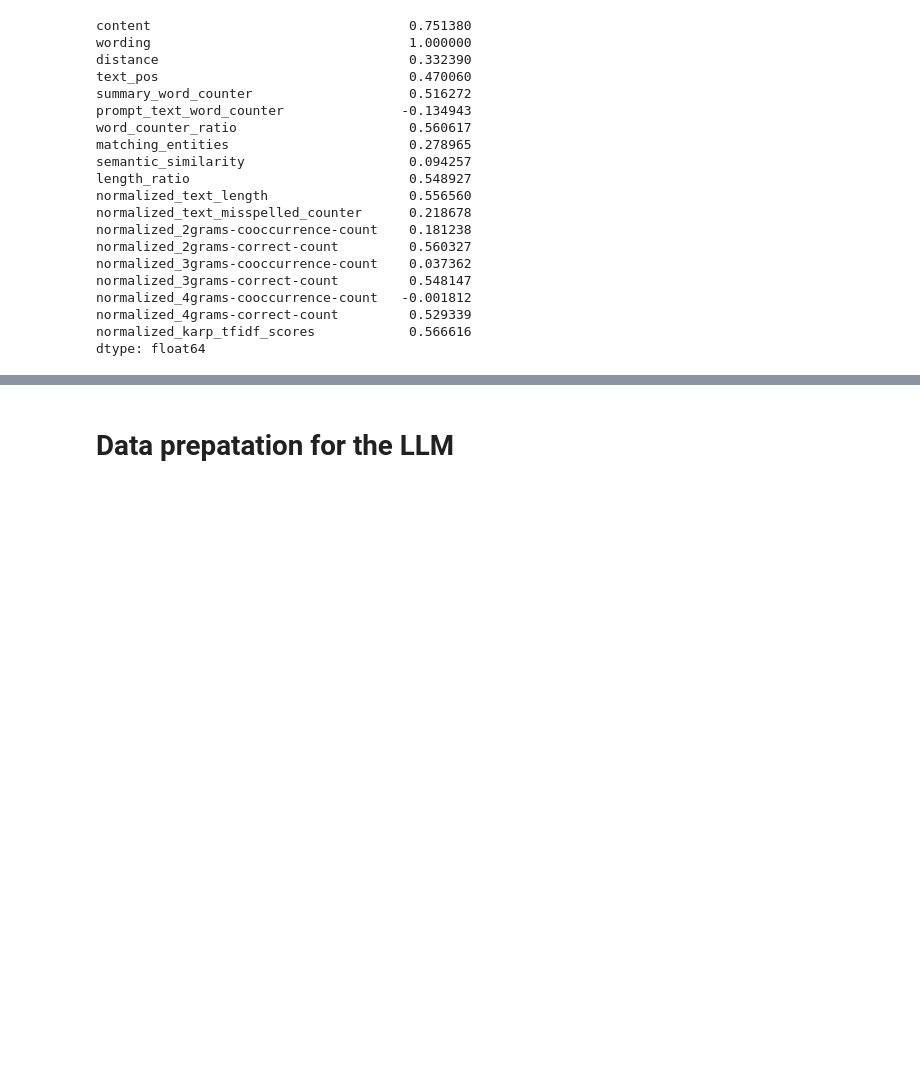
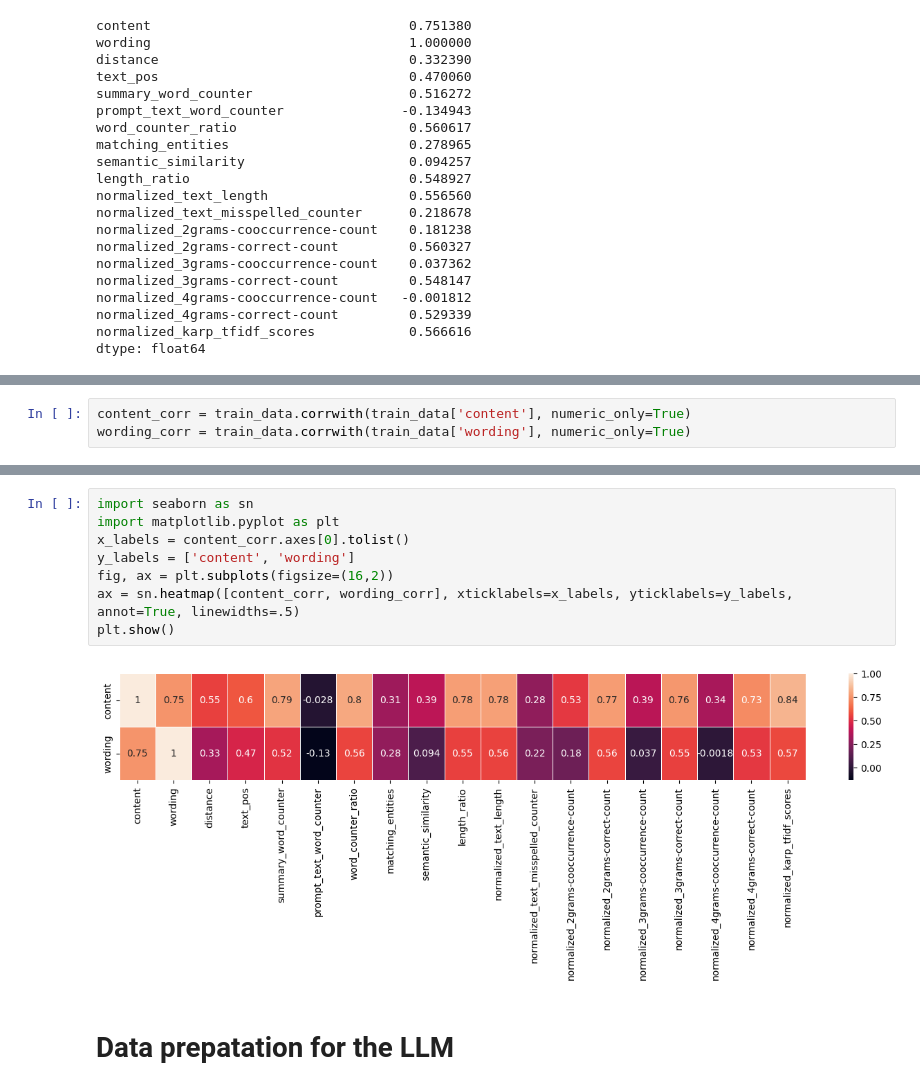
Before and after one commit to Sopralapanca/CommonLitChallenge, a Jupyter notebook: Ablation_+_TrainLLM.ipynb, the cells around one changed output, grey strips where cells are left out. Cells and saved outputs as stored; diff of their text form; blank space fills up the shorter version.

```diff
--- a/Ablation_+_TrainLLM.ipynb
+++ b/Ablation_+_TrainLLM.ipynb
@@ -123,3 +132,6 @@ normalized_2grams-correct-count                  1.3323631065715127
 normalized_3grams-correct-count                  1.3063687628501657
 normalized_4grams-correct-count                  1.2550000157810022
 normalized_karp_tfidf_scores             1.4043034226258029
+# %%
+content_corr = train_data.corrwith(train_data['content'], numeric_only=True)
+wording_corr = train_data.corrwith(train_data['wording'], numeric_only=True)
@@ -126,3 +160,13 @@ normalized_karp_tfidf_scores             1.4043034226258029
+# %%
+import seaborn as sn
+import matplotlib.pyplot as plt
+x_labels = content_corr.axes[0].tolist()
+y_labels = ['content', 'wording']
+fig, ax = plt.subplots(figsize=(16,2))
+ax = sn.heatmap([content_corr, wording_corr], xticklabels=x_labels, yticklabels=y_labels, annot=True, linewidths=.5)
+plt.show()
+# %% [output]
+[figure, added]
 # %% [markdown]
 # Data prepatation for the LLM
 # %%
```
Also changed, not shown: parts of 9 cells of this notebook.
